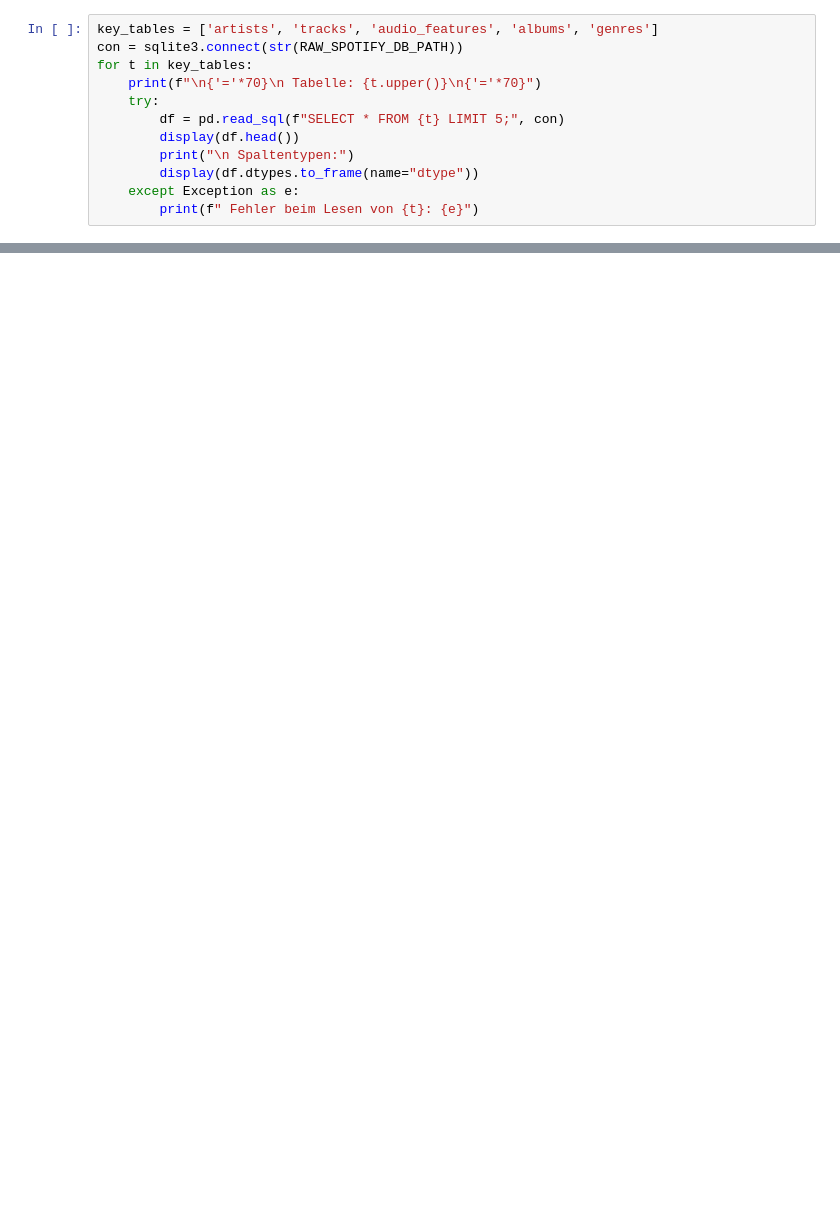
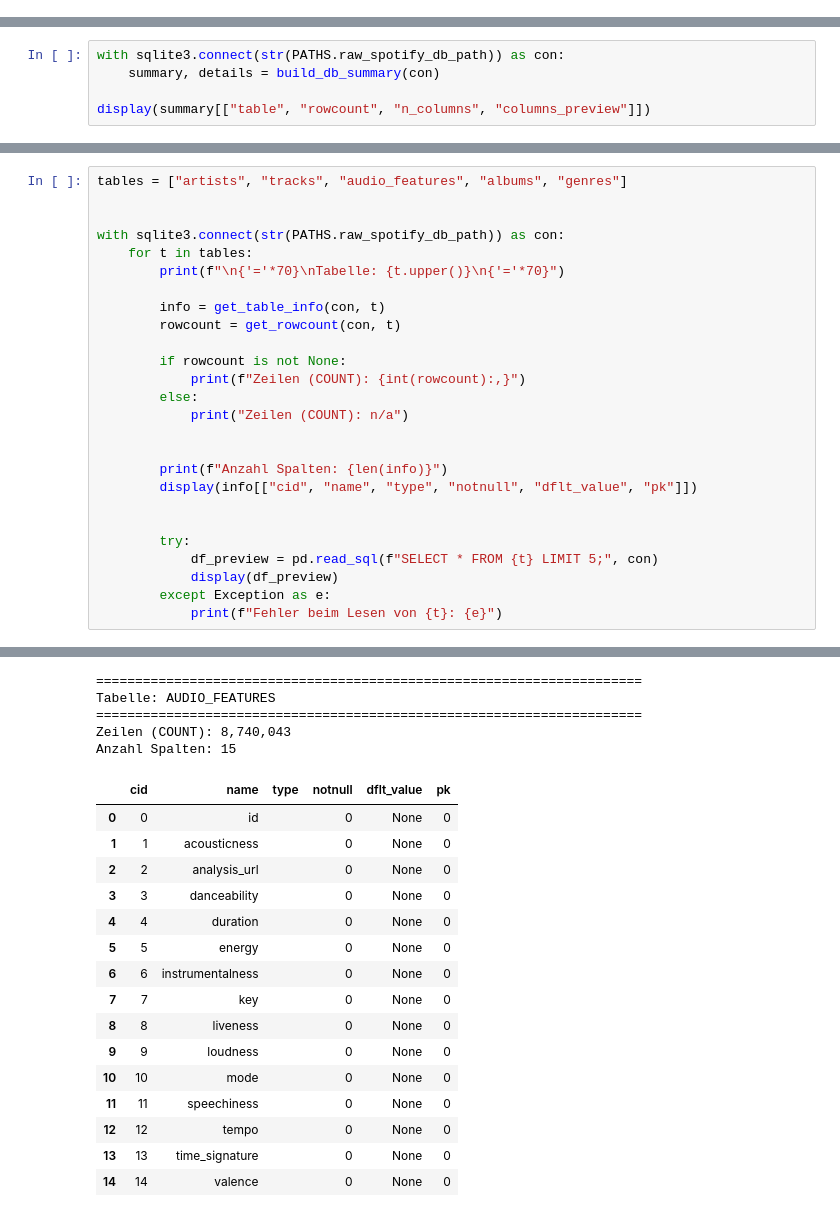
Before and after one commit to baldzhiyski/data-science-machine-learning-training, a Jupyter notebook: uni-course/spotify-data-project/notebooks/01_schema_and_eda.ipynb, the cells around one changed output, grey strips where cells are left out. Cells and saved outputs as stored; diff of their text form; blank space fills up the shorter version.

```diff
--- a/uni-course/spotify-data-project/notebooks/01_schema_and_eda.ipynb
+++ b/uni-course/spotify-data-project/notebooks/01_schema_and_eda.ipynb
@@ -206,12 +0,0 @@ Wir laden jeweils die erste Zeile der Tabellen nur zur Überblick.
-# %%
-key_tables = ['artists', 'tracks', 'audio_features', 'albums', 'genres']
-con = sqlite3.connect(str(RAW_SPOTIFY_DB_PATH))
-for t in key_tables:
-    print(f"\n{'='*70}\n Tabelle: {t.upper()}\n{'='*70}")
-    try:
-        df = pd.read_sql(f"SELECT * FROM {t} LIMIT 5;", con)
-        display(df.head())
-        print("\n Spaltentypen:")
-        display(df.dtypes.to_frame(name="dtype"))
-    except Exception as e:
-        print(f" Fehler beim Lesen von {t}: {e}")
@@ -1967,0 +188,5 @@ Columns used: {'tracks': ['track_id', 'track_popularity'], 'artists': ['artist_i
+# %%
+with sqlite3.connect(str(PATHS.raw_spotify_db_path)) as con:
+    summary, details = build_db_summary(con)
+
+display(summary[["table", "rowcount", "n_columns", "columns_preview"]])
@@ -1967,0 +212,27 @@ Columns used: {'tracks': ['track_id', 'track_popularity'], 'artists': ['artist_i
+# %%
+tables = ["artists", "tracks", "audio_features", "albums", "genres"]
+
+
+with sqlite3.connect(str(PATHS.raw_spotify_db_path)) as con:
+    for t in tables:
+        print(f"\n{'='*70}\nTabelle: {t.upper()}\n{'='*70}")
+
+        info = get_table_info(con, t)
+        rowcount = get_rowcount(con, t)
+
+        if rowcount is not None:
+            print(f"Zeilen (COUNT): {int(rowcount):,}")
+        else:
+            print("Zeilen (COUNT): n/a")
+
+
+        print(f"Anzahl Spalten: {len(info)}")
+        display(info[["cid", "name", "type", "notnull", "dflt_value", "pk"]])
+
+
+        try:
+            df_preview = pd.read_sql(f"SELECT * FROM {t} LIMIT 5;", con)
+            display(df_preview)
+        except Exception as e:
+            print(f"Fehler beim Lesen von {t}: {e}")
+# %% [output]
@@ -1967,0 +277,21 @@ Columns used: {'tracks': ['track_id', 'track_popularity'], 'artists': ['artist_i
+======================================================================
+Tabelle: AUDIO_FEATURES
+======================================================================
+Zeilen (COUNT): 8,740,043
+Anzahl Spalten: 15
+|  | cid | name | type | notnull | dflt_value | pk |
+| 0 | 0 | id |  | 0 | None | 0 |
+| 1 | 1 | acousticness |  | 0 | None | 0 |
+| 2 | 2 | analysis_url |  | 0 | None | 0 |
+| 3 | 3 | danceability |  | 0 | None | 0 |
+| 4 | 4 | duration |  | 0 | None | 0 |
+| 5 | 5 | energy |  | 0 | None | 0 |
+| 6 | 6 | instrumentalness |  | 0 | None | 0 |
+| 7 | 7 | key |  | 0 | None | 0 |
+| 8 | 8 | liveness |  | 0 | None | 0 |
+| 9 | 9 | loudness |  | 0 | None | 0 |
+| 10 | 10 | mode |  | 0 | None | 0 |
+| 11 | 11 | speechiness |  | 0 | None | 0 |
+| 12 | 12 | tempo |  | 0 | None | 0 |
+| 13 | 13 | time_signature |  | 0 | None | 0 |
+| 14 | 14 | valence |  | 0 | None | 0 |
```
Also changed, not shown: parts of 93 cells of this notebook, 10 other files.
